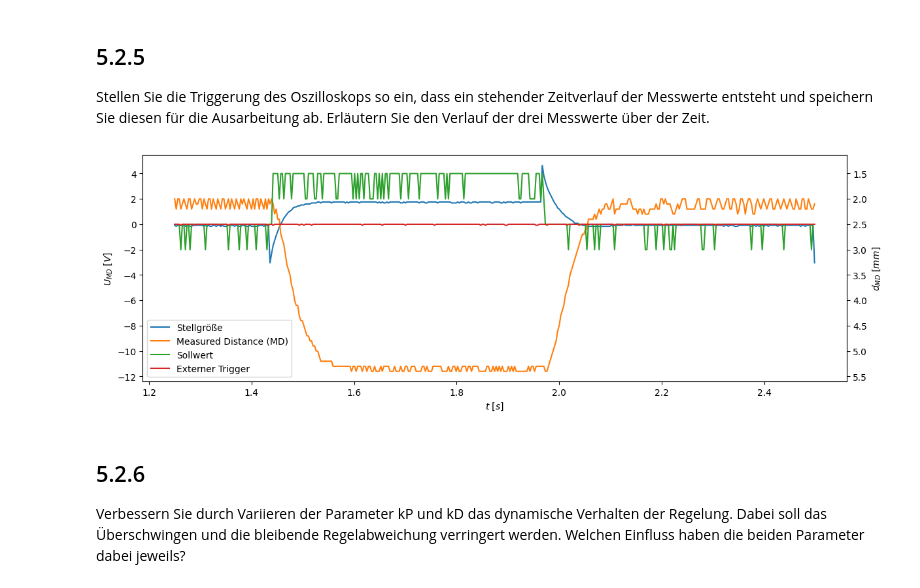
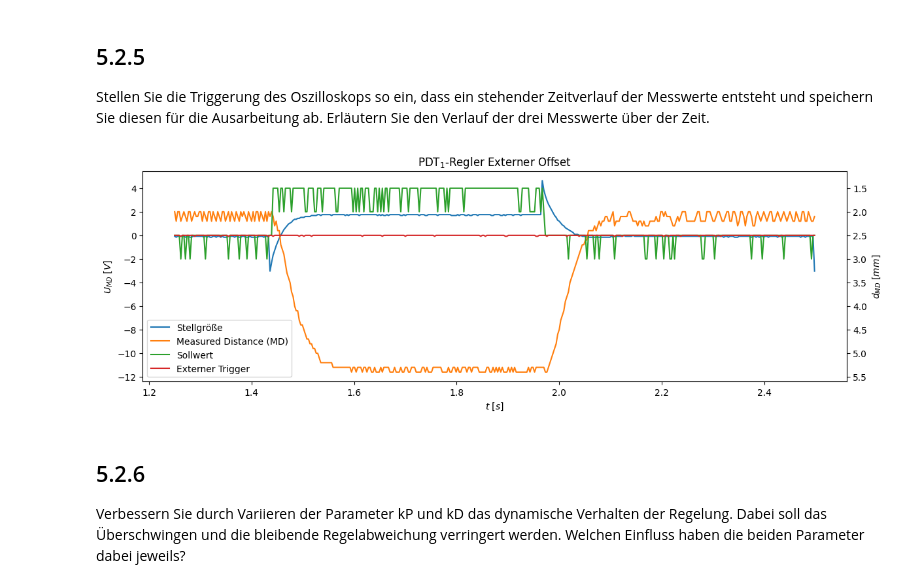
Before and after one commit to cuteredpwnda/automatisierungstechnik, a Jupyter notebook: Auswertung.ipynb, the cells around one changed output. Cells and saved outputs as stored; diff of their text form; code cells hidden in the pictures.

```diff
--- a/Auswertung.ipynb
+++ b/Auswertung.ipynb
@@ -84,19 +84,20 @@ Messwerte über der Zeit.
 # %%
 # get csv data
 curr_path = os.path.join(DATA_PATH, '5.2.5')
 channels = glob(os.path.join(curr_path, "*.csv"))
 
 df = read_channels_data(channels, start=1.25, end=2.5)
 
 # interpolate
 df_interpol = interpolate_df(df)
 
 # create plot
 _, _, plot = create_plot(df_interpol)
 
+plt.title(r'PDT$_1$-Regler Externer Offset')
 plt.show()
 # %% [output]
-[figure, old version]
+[figure, new version]
 # %% [markdown]
 ## 5.2.6
 Verbessern Sie durch Variieren der Parameter kP und kD das dynamische Verhalten der Regelung.
```
Also changed, not shown: parts of 2 cells of this notebook, 3 other files.
